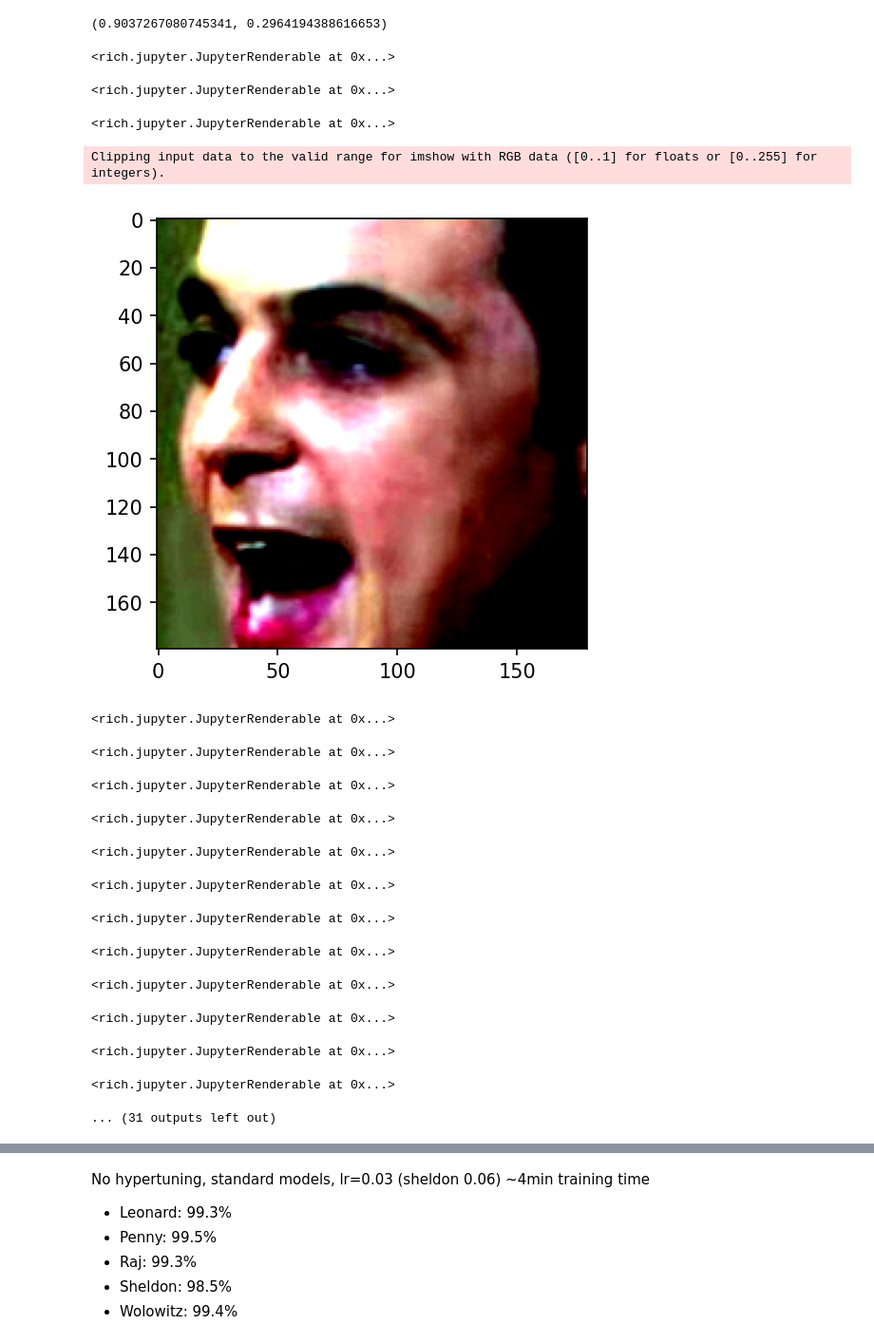
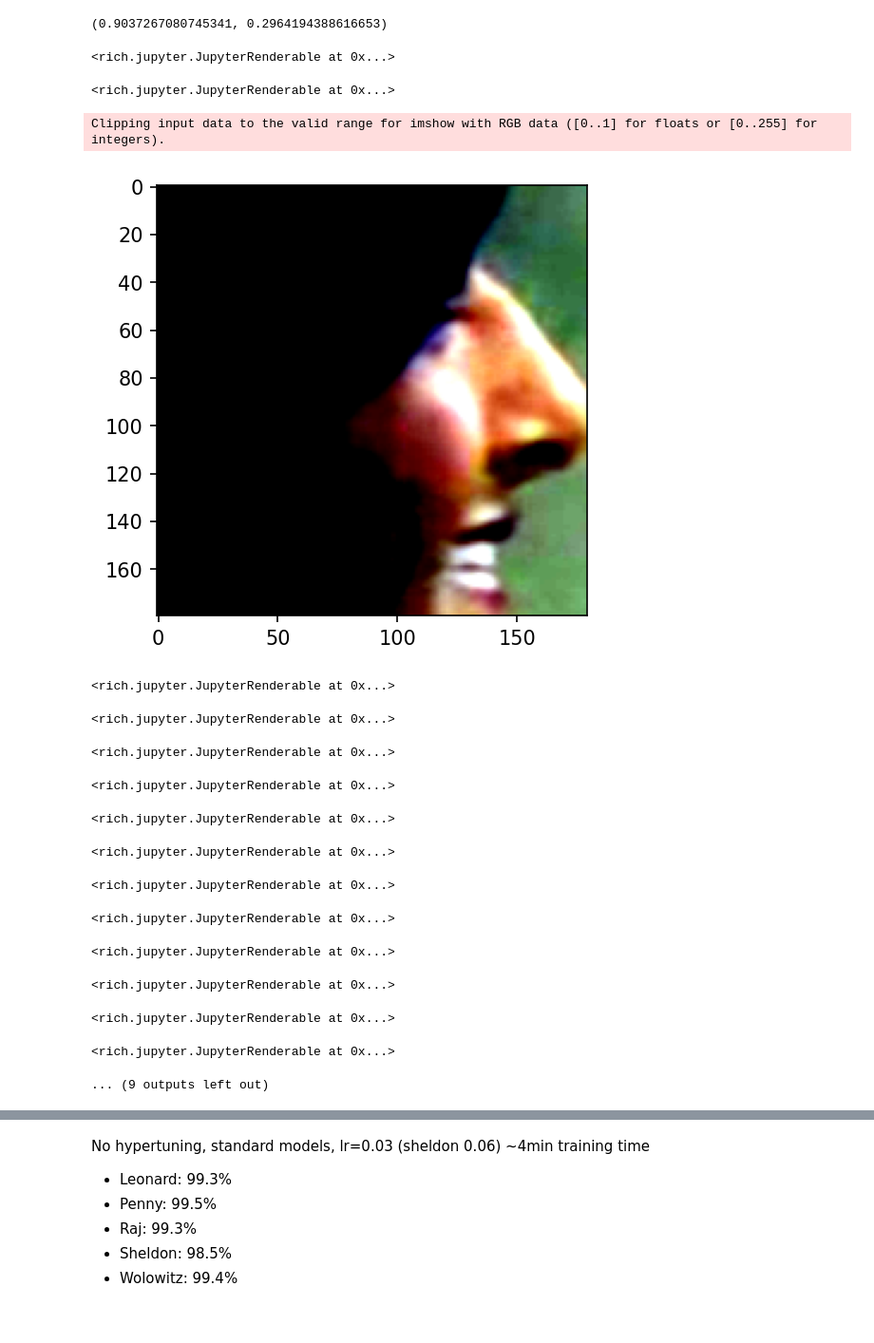
Before and after one commit to ece324-2020/FaceTime, a Jupyter notebook: notebook.ipynb, the cells around one changed output, grey strips where cells are left out. Shown at 95% size. Drawn from its saved outputs; the diff is of its cells as text; code cells hidden in the pictures.

Commit message:
Sensitivity fixes

```diff
--- a/notebook.ipynb
+++ b/notebook.ipynb
@@ -503,32 +523,21 @@ evaluate(model, test_loader, False, loss_fnc)
 # %%
 # {'Extra': 0, 'Leonard': 1, 'Other': 2, 'Penny': 3, 'Raj': 4, 'Sheldon': 5, 'Wolowitz': 6}
 
-desired =  4
+desired =  6
 fulldataset = load_fulldata(img_size, desired)
-print (fulldataset)
+# print (fulldataset)
 train_loader, valid_loader, test_loader = get_loaders(fulldataset)
-# t,v,q = get_loaders(fulldataset)
 
-# print (len(train_loader), len(valid_loader), len(test_loader))
-# print (len(t), len(v), len(q))
 d = iter(train_loader)
 
 images, labels = d.next()
-# print (labels)
-# show images
-imm = images[0]# - images[0].min()
-# imm[imm < 0] = 0
-
-# print (imm)
-
-# print (fulldataset)
+imm = images[0]
 imshow(torchvision.utils.make_grid(imm))
 # %% [output]
 <rich.jupyter.JupyterRenderable at 0x...>
 <rich.jupyter.JupyterRenderable at 0x...>
-<rich.jupyter.JupyterRenderable at 0x...>
+Clipping input data to the valid range for imshow with RGB data ([0..1] for floats or [0..255] for integers).
-Clipping input data to the valid range for imshow with RGB data ([0..1] for floats or [0..255] for integers).
-[figure, old version]
+[figure, new version]
 # %%
 class BinaryNet(nn.Module):
     def __init__(self, hidden=32, conv_num=4):
@@ -595,16 +596,16 @@ if torch.cuda.is_available():
 
 
 lr = 0.0004 # 96.6%
-optimizer = optim.SGD(model.parameters(), lr=0.01, momentum=0.9)
+# optimizer = optim.SGD(model.parameters(), lr=0.03, momentum=0.9)
 
 
-# optimizer = optim.Adam(model.parameters(), lr=lr)
+optimizer = optim.Adam(model.parameters(), lr=lr)
 loss_fnc = nn.CrossEntropyLoss().cuda()
 # loss_fnc = nn.BCELoss().cuda()
 
 # loss_fnc = nn.MSELoss().cuda()
 
-epochs = 20
+epochs = 30
 
 
 losses = []
@@ -640,18 +641,18 @@ for epoch in range(epochs):
 #     print (epoch)
     if (epoch)%1 == 0:
         model.eval()
-        vacc, vloss = evaluate(model, valid_loader, False, loss_fnc, sensitivity=True)
+        vacc, vloss = evaluate(model, valid_loader, False, loss_fnc, desired, sensitivity=True)
 
-        acc, tloss = evaluate(model, train_loader, False, loss_fnc)
+#         acc, tloss = evaluate(model, train_loader, False, loss_fnc, desired, sensitivity=True)
         model.train()
 
-        accs.append(acc)
-        tlosses.append(tloss)
+#         accs.append(acc)
+#         tlosses.append(tloss)
         vaccs.append(vacc)
 #         losses.append(loss)
         vlosses.append(vloss)
 
-        print('[%d, %.1f] tloss: %.4f, tacc: %.1f' % (epoch + 1, time()-start, tloss, acc*100))
+#         print('[%d, %.1f] tloss: %.4f, tacc: %.1f' % (epoch + 1, time()-start, tloss, acc*100))
         if vacc >= best_vacc:
             best_vacc = vacc
             print('[%d, %.1f] >>>>>>>>>> loss: %.4f, acc: %.1f **********' % (epoch + 1, time()-start, vloss, vacc*100))
@@ -673,7 +674,7 @@ print('Total Time:', time()-start)
 <rich.jupyter.JupyterRenderable at 0x...>
 <rich.jupyter.JupyterRenderable at 0x...>
 <rich.jupyter.JupyterRenderable at 0x...>
-... (31 outputs left out)
+... (9 outputs left out)
 # %%
 from torchsummary import summary
 summary(model, input_size=(3, 180, 180))
```
Also changed, not shown: parts of 10 cells of this notebook.
